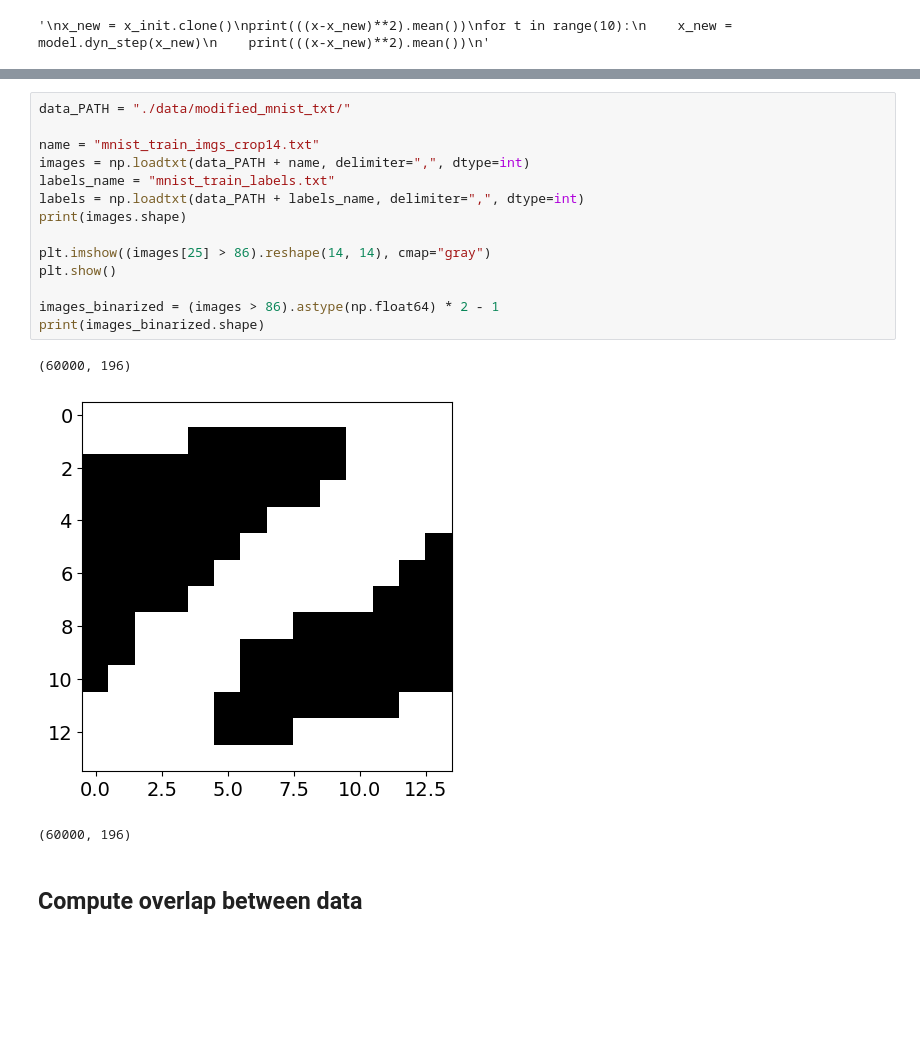
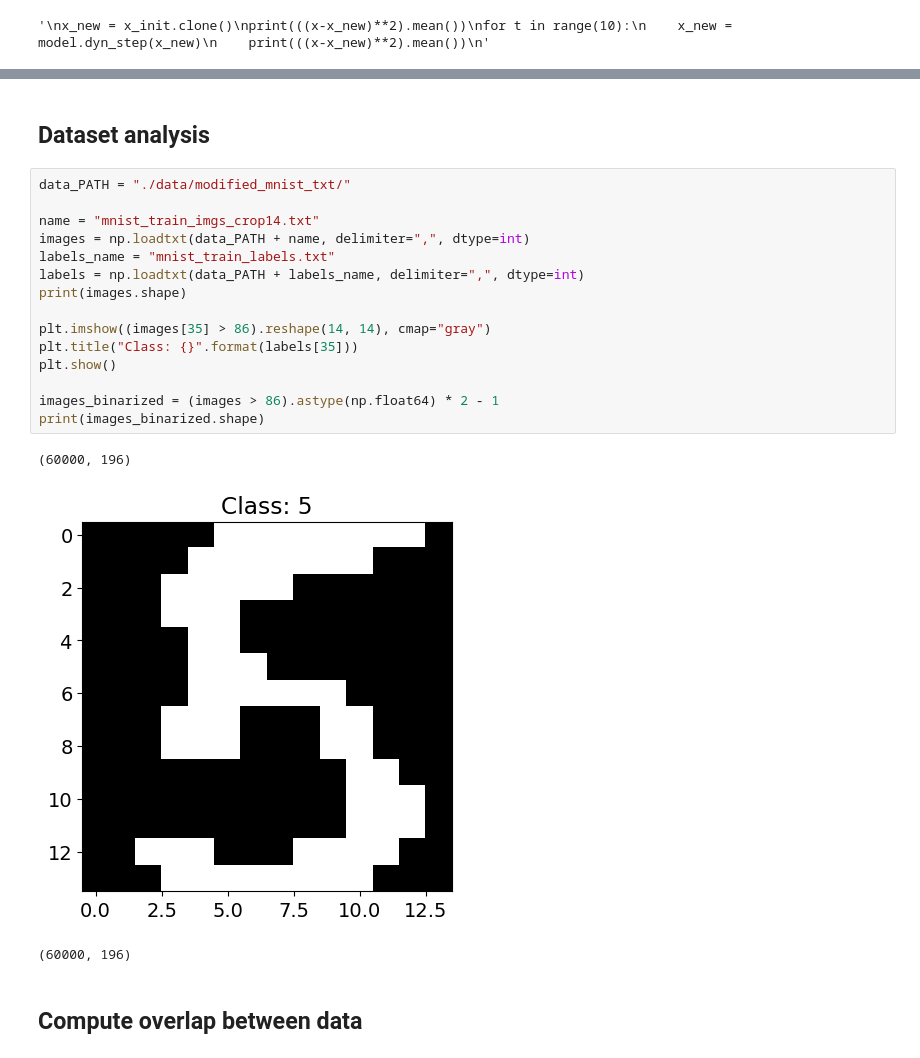
Before and after one commit to Francill99/PseudoLikelihood_Analysis, a Jupyter notebook: MNIST_binary_experiment.ipynb, the cells around one changed output, grey strips where cells are left out. Cells and saved outputs as stored; diff of their text form; blank space fills up the shorter version.

```diff
--- a/MNIST_binary_experiment.ipynb
+++ b/MNIST_binary_experiment.ipynb
@@ -1065,23 +1050,26 @@ Saved: data/modified_mnist_txt/mnist_test_labels.txt
         [  0,   0,   0, ..., 252, 234, 142],
         [  0,  13,  55, ..., 253, 243, 160]], dtype=int16),
  array([7, 2, 1, ..., 4, 5, 6]))
+# %% [markdown]
+## Dataset analysis
 # %%
 data_PATH = "./data/modified_mnist_txt/"
 
 name = "mnist_train_imgs_crop14.txt"
 images = np.loadtxt(data_PATH + name, delimiter=",", dtype=int)
 labels_name = "mnist_train_labels.txt"
 labels = np.loadtxt(data_PATH + labels_name, delimiter=",", dtype=int)
 print(images.shape)
 
-plt.imshow((images[25] > 86).reshape(14, 14), cmap="gray")
+plt.imshow((images[35] > 86).reshape(14, 14), cmap="gray")
+plt.title("Class: {}".format(labels[35]))
 plt.show()
 
 images_binarized = (images > 86).astype(np.float64) * 2 - 1
 print(images_binarized.shape)
 # %% [output]
 (60000, 196)
-[figure, old version]
+[figure, new version]
 (60000, 196)
 # %% [markdown]
 ## Compute overlap between data
```
Also changed, not shown: parts of 8 cells of this notebook, 10 other files.
